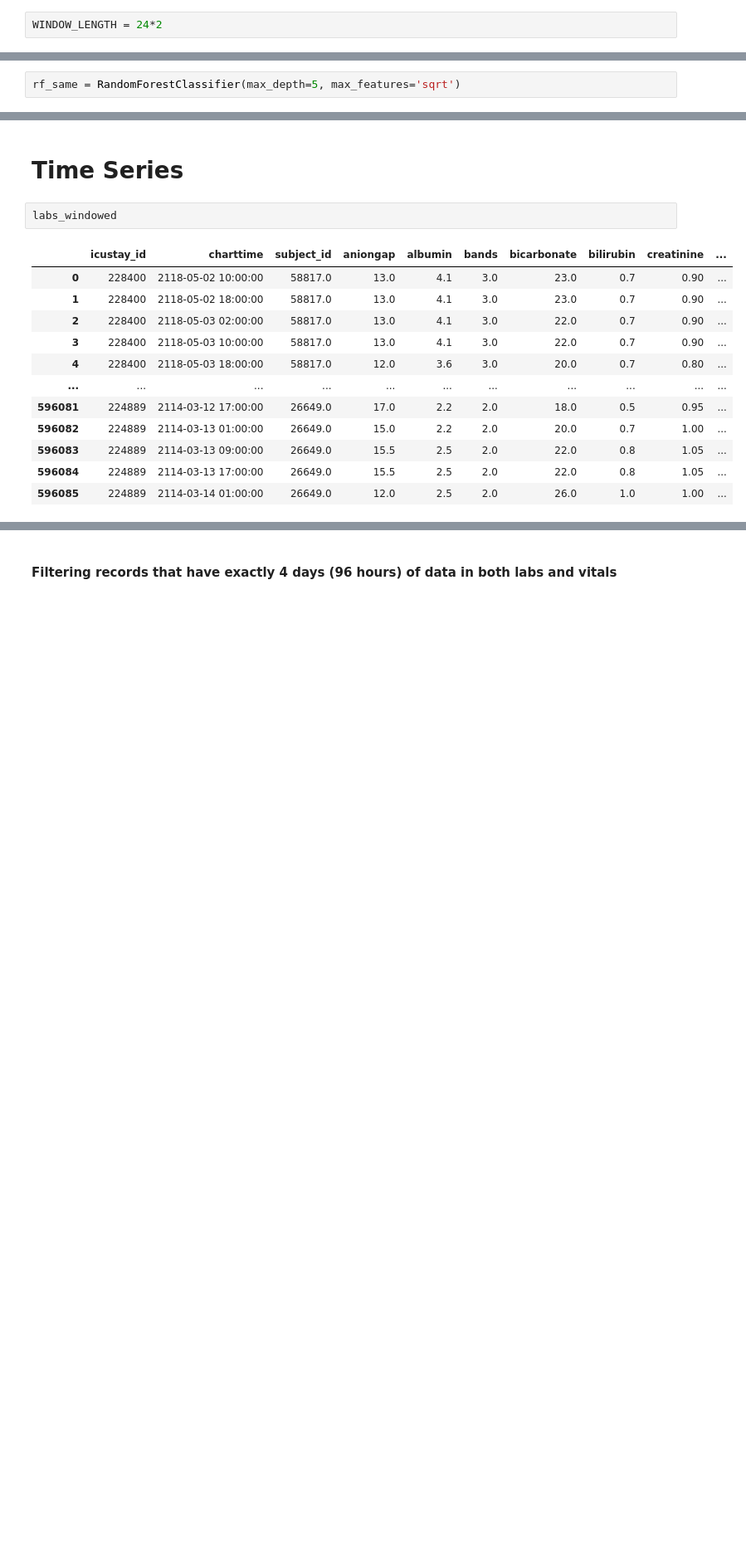
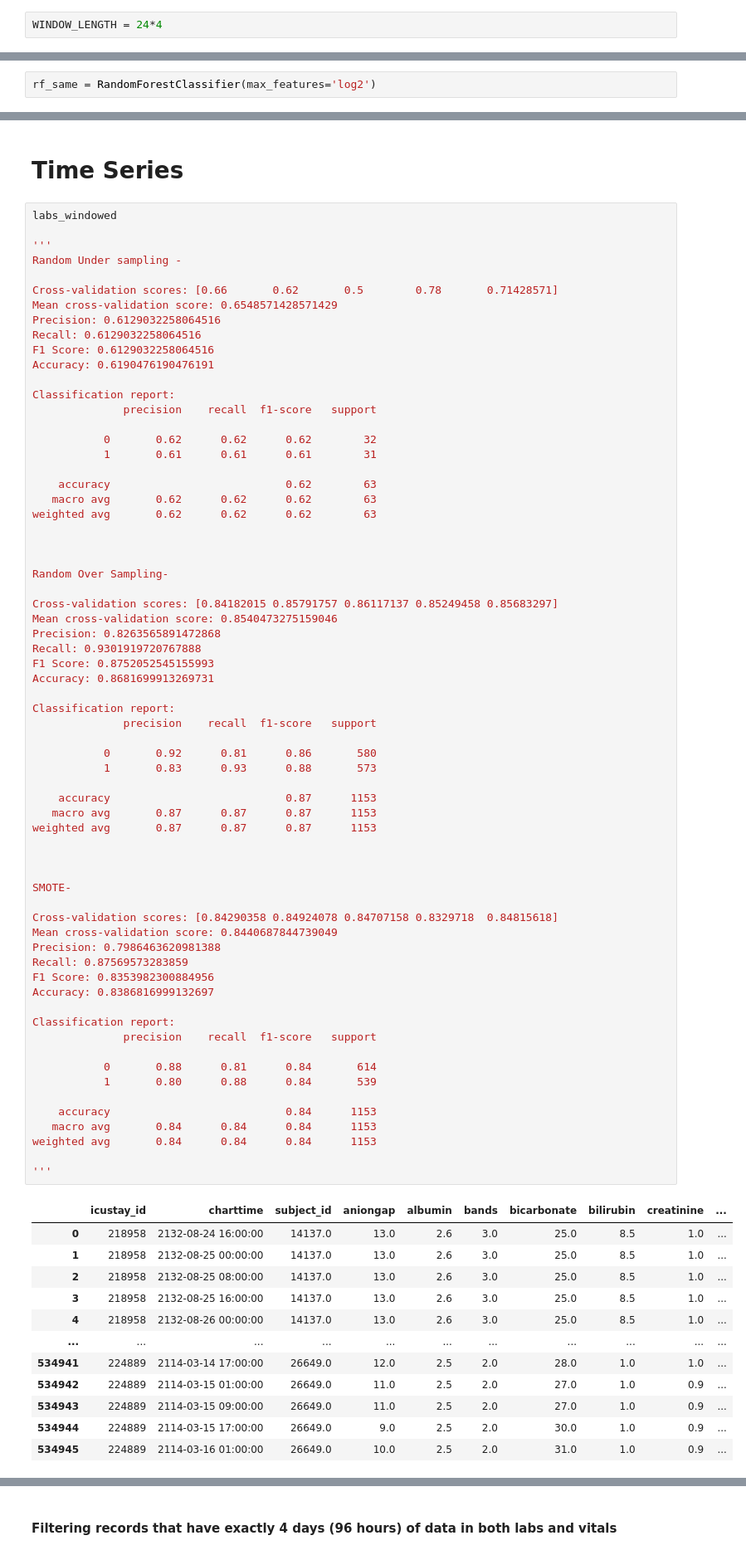
Before and after one commit to navikannur/CKD_Multimodal_Thesis, a Jupyter notebook: Thesis_Main_trials.ipynb, the cells around one changed output, grey strips where cells are left out. Shown: that part at 83% size. Drawn from its saved outputs; the diff is of its cells as text; blank space fills up the shorter version.

```diff
--- a/Thesis_Main_trials.ipynb
+++ b/Thesis_Main_trials.ipynb
@@ -99,7 +99,7 @@ icustay_details.describe()
 # %% [markdown]
 #### Setting window length
 # %%
-WINDOW_LENGTH = 24*2
+WINDOW_LENGTH = 24*4
 # %% [markdown]
 ### Keeping records that are atleast window length
 # %%
@@ -944,7 +965,7 @@ cv_scores.mean()
 # %% [markdown]
 #### Now same model, without ethnicity
 # %%
-rf_same = RandomForestClassifier(max_depth=5, max_features='sqrt')
+rf_same = RandomForestClassifier(max_features='log2')
 # %%
 X_train_no_eth= X_onehot_train.drop(['ethnicity_grouped_asian', 'ethnicity_grouped_black',
        'ethnicity_grouped_hispanic', 'ethnicity_grouped_unknown',
@@ -1066,16 +1087,80 @@ print(cm)
 # Time Series
 # %%
 labs_windowed
+
+'''
+Random Under sampling -
+
+Cross-validation scores: [0.66       0.62       0.5        0.78       0.71428571]
+Mean cross-validation score: 0.6548571428571429
+Precision: 0.6129032258064516
+Recall: 0.6129032258064516
+F1 Score: 0.6129032258064516
+Accuracy: 0.6190476190476191
+
+Classification report:
+              precision    recall  f1-score   support
+
+           0       0.62      0.62      0.62        32
+           1       0.61      0.61      0.61        31
+
+    accuracy                           0.62        63
+   macro avg       0.62      0.62      0.62        63
+weighted avg       0.62      0.62      0.62        63
+
+
+
+Random Over Sampling-
+
+Cross-validation scores: [0.84182015 0.85791757 0.86117137 0.85249458 0.85683297]
+Mean cross-validation score: 0.8540473275159046
+Precision: 0.8263565891472868
+Recall: 0.9301919720767888
+F1 Score: 0.8752052545155993
+Accuracy: 0.8681699913269731
+
+Classification report:
+              precision    recall  f1-score   support
+
+           0       0.92      0.81      0.86       580
+           1       0.83      0.93      0.88       573
+
+    accuracy                           0.87      1153
+   macro avg       0.87      0.87      0.87      1153
+weighted avg       0.87      0.87      0.87      1153
+
+
+
+SMOTE-
+
+Cross-validation scores: [0.84290358 0.84924078 0.84707158 0.8329718  0.84815618]
+Mean cross-validation score: 0.8440687844739049
+Precision: 0.7986463620981388
+Recall: 0.87569573283859
+F1 Score: 0.8353982300884956
+Accuracy: 0.8386816999132697
+
+Classification report:
+              precision    recall  f1-score   support
+
+           0       0.88      0.81      0.84       614
+           1       0.80      0.88      0.84       539
+
+    accuracy                           0.84      1153
+   macro avg       0.84      0.84      0.84      1153
+weighted avg       0.84      0.84      0.84      1153
+
+'''
 # %% [output]
 |  | icustay_id | charttime | subject_id | aniongap | albumin | bands | bicarbonate | bilirubin | creatinine | ... |
-| 0 | 228400 | 2118-05-02 10:00:00 | 58817.0 | 13.0 | 4.1 | 3.0 | 23.0 | 0.7 | 0.90 | ... |
-| 1 | 228400 | 2118-05-02 18:00:00 | 58817.0 | 13.0 | 4.1 | 3.0 | 23.0 | 0.7 | 0.90 | ... |
-| 2 | 228400 | 2118-05-03 02:00:00 | 58817.0 | 13.0 | 4.1 | 3.0 | 22.0 | 0.7 | 0.90 | ... |
-| 3 | 228400 | 2118-05-03 10:00:00 | 58817.0 | 13.0 | 4.1 | 3.0 | 22.0 | 0.7 | 0.90 | ... |
-| 4 | 228400 | 2118-05-03 18:00:00 | 58817.0 | 12.0 | 3.6 | 3.0 | 20.0 | 0.7 | 0.80 | ... |
+| 0 | 218958 | 2132-08-24 16:00:00 | 14137.0 | 13.0 | 2.6 | 3.0 | 25.0 | 8.5 | 1.0 | ... |
+| 1 | 218958 | 2132-08-25 00:00:00 | 14137.0 | 13.0 | 2.6 | 3.0 | 25.0 | 8.5 | 1.0 | ... |
+| 2 | 218958 | 2132-08-25 08:00:00 | 14137.0 | 13.0 | 2.6 | 3.0 | 25.0 | 8.5 | 1.0 | ... |
+| 3 | 218958 | 2132-08-25 16:00:00 | 14137.0 | 13.0 | 2.6 | 3.0 | 25.0 | 8.5 | 1.0 | ... |
+| 4 | 218958 | 2132-08-26 00:00:00 | 14137.0 | 13.0 | 2.6 | 3.0 | 25.0 | 8.5 | 1.0 | ... |
 | ... | ... | ... | ... | ... | ... | ... | ... | ... | ... | ... |
-| 596081 | 224889 | 2114-03-12 17:00:00 | 26649.0 | 17.0 | 2.2 | 2.0 | 18.0 | 0.5 | 0.95 | ... |
-| 596082 | 224889 | 2114-03-13 01:00:00 | 26649.0 | 15.0 | 2.2 | 2.0 | 20.0 | 0.7 | 1.00 | ... |
-| 596083 | 224889 | 2114-03-13 09:00:00 | 26649.0 | 15.5 | 2.5 | 2.0 | 22.0 | 0.8 | 1.05 | ... |
-| 596084 | 224889 | 2114-03-13 17:00:00 | 26649.0 | 15.5 | 2.5 | 2.0 | 22.0 | 0.8 | 1.05 | ... |
-| 596085 | 224889 | 2114-03-14 01:00:00 | 26649.0 | 12.0 | 2.5 | 2.0 | 26.0 | 1.0 | 1.00 | ... |
+| 534941 | 224889 | 2114-03-14 17:00:00 | 26649.0 | 12.0 | 2.5 | 2.0 | 28.0 | 1.0 | 1.0 | ... |
+| 534942 | 224889 | 2114-03-15 01:00:00 | 26649.0 | 11.0 | 2.5 | 2.0 | 27.0 | 1.0 | 0.9 | ... |
+| 534943 | 224889 | 2114-03-15 09:00:00 | 26649.0 | 11.0 | 2.5 | 2.0 | 27.0 | 1.0 | 0.9 | ... |
+| 534944 | 224889 | 2114-03-15 17:00:00 | 26649.0 | 9.0 | 2.5 | 2.0 | 30.0 | 1.0 | 0.9 | ... |
+| 534945 | 224889 | 2114-03-16 01:00:00 | 26649.0 | 10.0 | 2.5 | 2.0 | 31.0 | 1.0 | 0.9 | ... |
```
Also changed, not shown: parts of 103 cells of this notebook.
